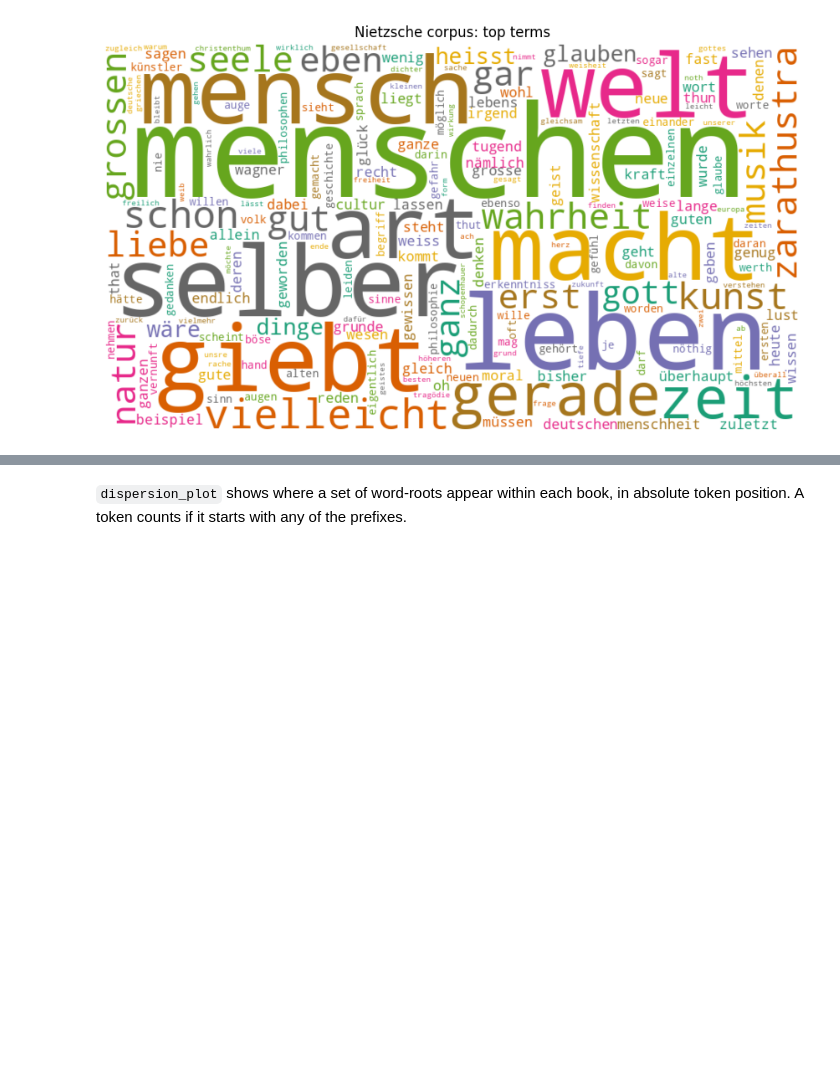
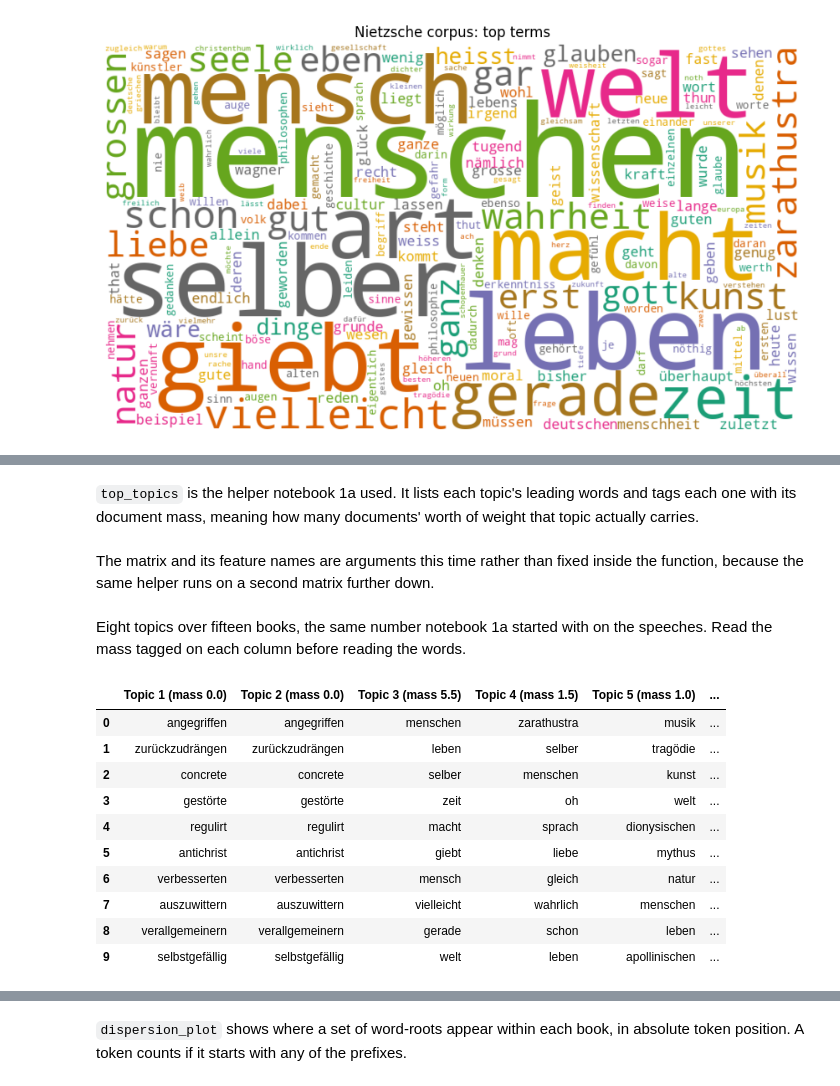
Before and after one commit to DH-Oz/CorpusAnalysis, a Jupyter notebook: 3b-nietzsche-german-paragraphs.ipynb, the cells around one changed output, grey strips where cells are left out. Cells and saved outputs as stored; diff of their text form; code cells hidden in the pictures; blank space fills up the shorter version.

```diff
--- a/3b-nietzsche-german-paragraphs.ipynb
+++ b/3b-nietzsche-german-paragraphs.ipynb
@@ -135,14 +181,0 @@ plt.show()
-# %%
-def top_topics(model):
-    document_mass = model.transform(dfm).sum(axis=0)
-    topics = {}
-    for topic_index, weights in enumerate(model.components_):
-        positions_by_weight = weights.argsort()
-        strongest_positions = positions_by_weight[-10:]
-        top_indices = strongest_positions[::-1]
-        top_words = []
-        for word_index in top_indices:
-            top_words.append(features[word_index])
-        label = f'Topic {topic_index + 1} (mass {document_mass[topic_index]:.1f})'
-        topics[label] = top_words
-    return pandas.DataFrame(topics)
@@ -168,0 +182,39 @@ top_topics(lda8)
+# %% [markdown]
+`top_topics` is the helper notebook 1a used. It lists each topic's leading words and tags each one with its document mass, meaning how many documents' worth of weight that topic actually carries.
+# %% [markdown]
+The matrix and its feature names are arguments this time rather than fixed inside the function, because the same helper runs on a second matrix further down.
+# %%
+def top_topics(model, matrix, feature_names):
+    document_mass = model.transform(matrix).sum(axis=0)
+    topics = {}
+    for topic_index, weights in enumerate(model.components_):
+        positions_by_weight = weights.argsort()
+        strongest_positions = positions_by_weight[-10:]
+        top_indices = strongest_positions[::-1]
+        top_words = []
+        for word_index in top_indices:
+            top_words.append(feature_names[word_index])
+        label = f'Topic {topic_index + 1} (mass {document_mass[topic_index]:.1f})'
+        topics[label] = top_words
+    return pandas.DataFrame(topics)
+# %% [markdown]
+Eight topics over fifteen books, the same number notebook 1a started with on the speeches. Read the mass tagged on each column before reading the words.
+# %%
+lda8 = sklearn.decomposition.LatentDirichletAllocation(
+    n_components=8,
+    random_state=100,
+    max_iter=20,
+).fit(dfm)
+top_topics(lda8, dfm, features)
+# %% [output]
+|  | Topic 1 (mass 0.0) | Topic 2 (mass 0.0) | Topic 3 (mass 5.5) | Topic 4 (mass 1.5) | Topic 5 (mass 1.0) | ... |
+| 0 | angegriffen | angegriffen | menschen | zarathustra | musik | ... |
+| 1 | zurückzudrängen | zurückzudrängen | leben | selber | tragödie | ... |
+| 2 | concrete | concrete | selber | menschen | kunst | ... |
+| 3 | gestörte | gestörte | zeit | oh | welt | ... |
+| 4 | regulirt | regulirt | macht | sprach | dionysischen | ... |
+| 5 | antichrist | antichrist | giebt | liebe | mythus | ... |
+| 6 | verbesserten | verbesserten | mensch | gleich | natur | ... |
+| 7 | auszuwittern | auszuwittern | vielleicht | wahrlich | menschen | ... |
+| 8 | verallgemeinern | verallgemeinern | gerade | schon | leben | ... |
+| 9 | selbstgefällig | selbstgefällig | welt | leben | apollinischen | ... |
```
Also changed, not shown: parts of 50 cells of this notebook, 9 other files.
